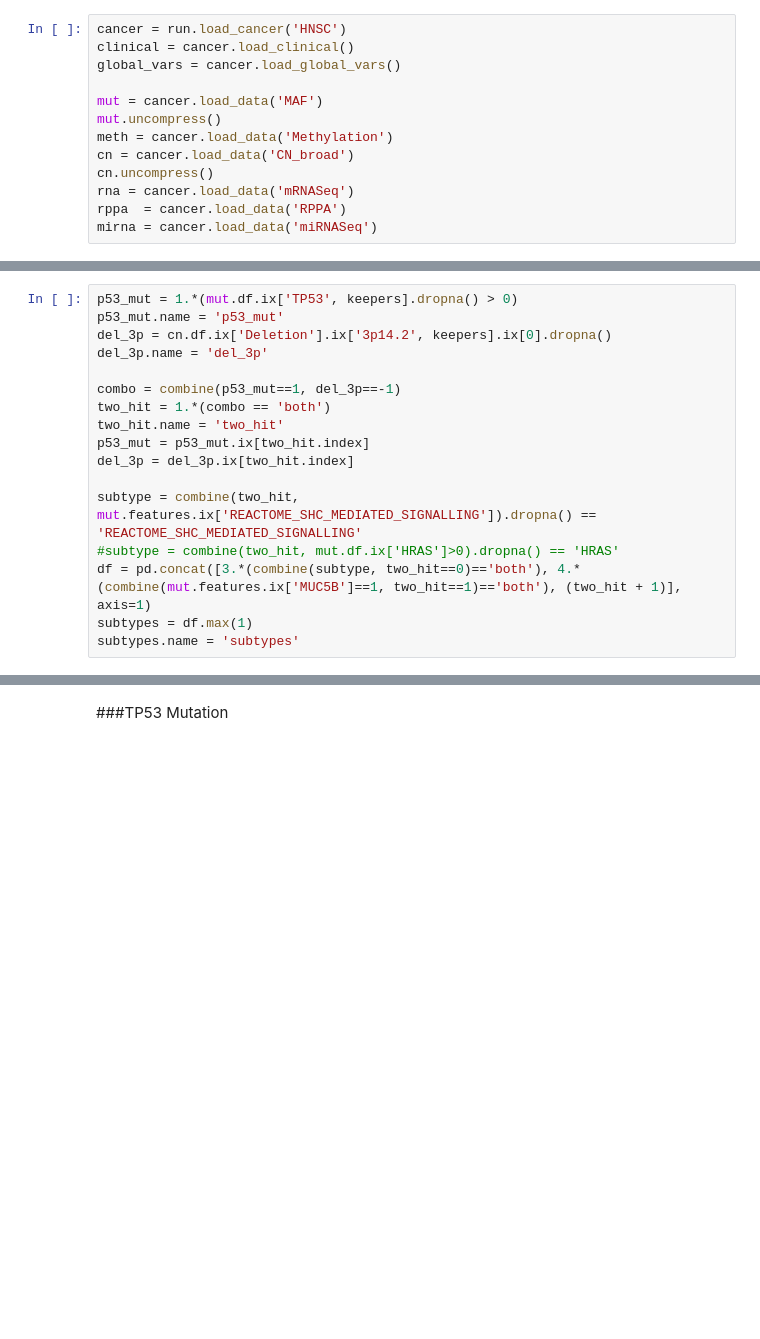
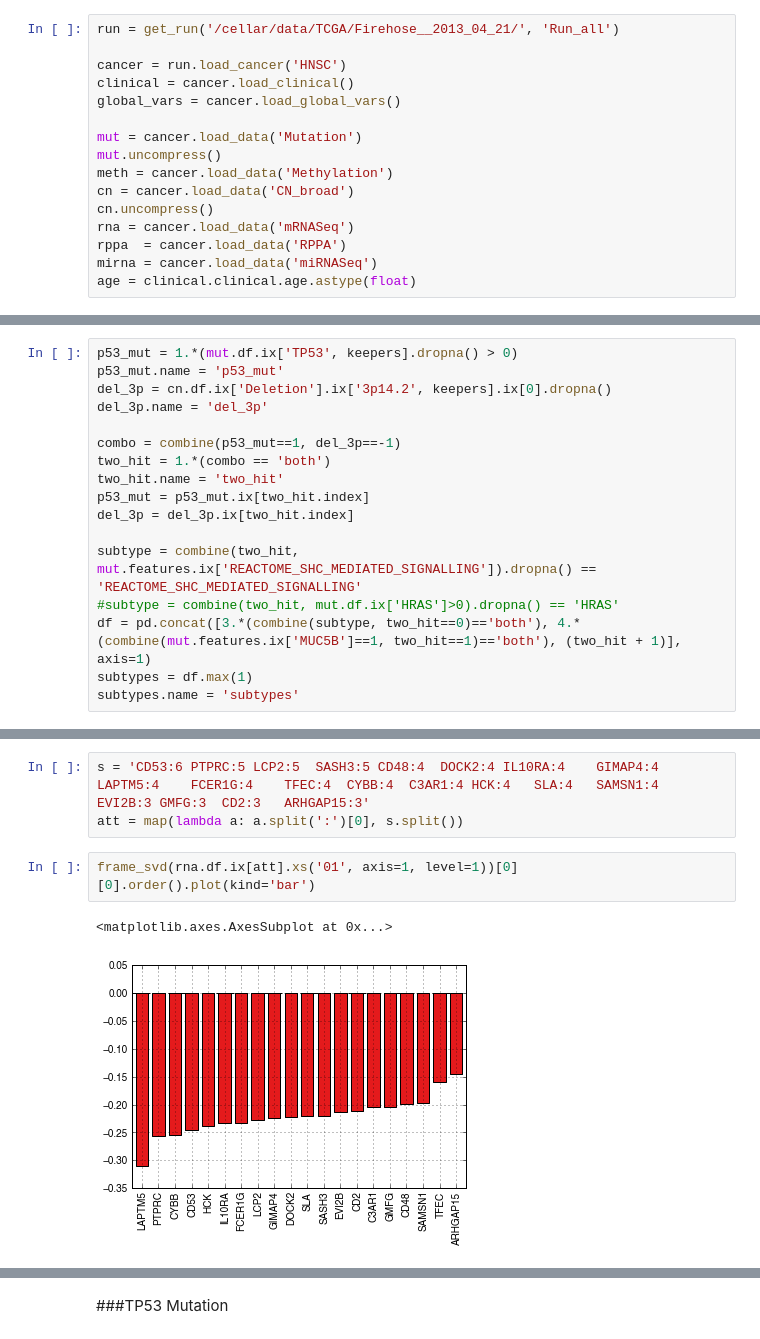
Before and after one commit to theandygross/TCGA, a Jupyter notebook: Pathway_Merge/Notebooks/HNSC_Final_Model.ipynb, the cells around one changed output, grey strips where cells are left out. Drawn from its saved outputs; the diff is of its cells as text; blank space fills up the shorter version.

```diff
--- a/Pathway_Merge/Notebooks/HNSC_Final_Model.ipynb
+++ b/Pathway_Merge/Notebooks/HNSC_Final_Model.ipynb
@@ -27,9 +11,11 @@ run = pickle.load(open('/'.join([result_path, run, 'RunObject.p']), 'rb'))
 # %%
+run = get_run('/cellar/data/TCGA/Firehose__2013_04_21/', 'Run_all')
+
 cancer = run.load_cancer('HNSC')
 clinical = cancer.load_clinical()
 global_vars = cancer.load_global_vars()
 
-mut = cancer.load_data('MAF')
+mut = cancer.load_data('Mutation')
 mut.uncompress()
 meth = cancer.load_data('Methylation')
 cn = cancer.load_data('CN_broad')
@@ -37,6 +23,7 @@ cn.uncompress()
 rna = cancer.load_data('mRNASeq')
 rppa  = cancer.load_data('RPPA')
 mirna = cancer.load_data('miRNASeq')
+age = clinical.clinical.age.astype(float)
 # %%
 hpv_all = pd.read_csv('/cellar/users/agross/hpv_summary_3_20_13_distribute.csv', index_col=0)
 hpv = hpv_all.Molecular_HPV.map({0:'HPV-', 1:'HPV+'})
@@ -108,0 +112,8 @@ subtypes.name = 'subtypes'
+# %%
+s = 'CD53:6	PTPRC:5	LCP2:5	SASH3:5	CD48:4	DOCK2:4	IL10RA:4	GIMAP4:4	LAPTM5:4	FCER1G:4	TFEC:4	CYBB:4	C3AR1:4	HCK:4	SLA:4	SAMSN1:4	EVI2B:3	GMFG:3	CD2:3	ARHGAP15:3'
+att = map(lambda a: a.split(':')[0], s.split())
+# %%
+frame_svd(rna.df.ix[att].xs('01', axis=1, level=1))[0][0].order().plot(kind='bar')
+# %% [output]
+<matplotlib.axes.AxesSubplot at 0x...>
+[figure, added]
```
Also changed, not shown: parts of 12 cells of this notebook, 55 other files.
